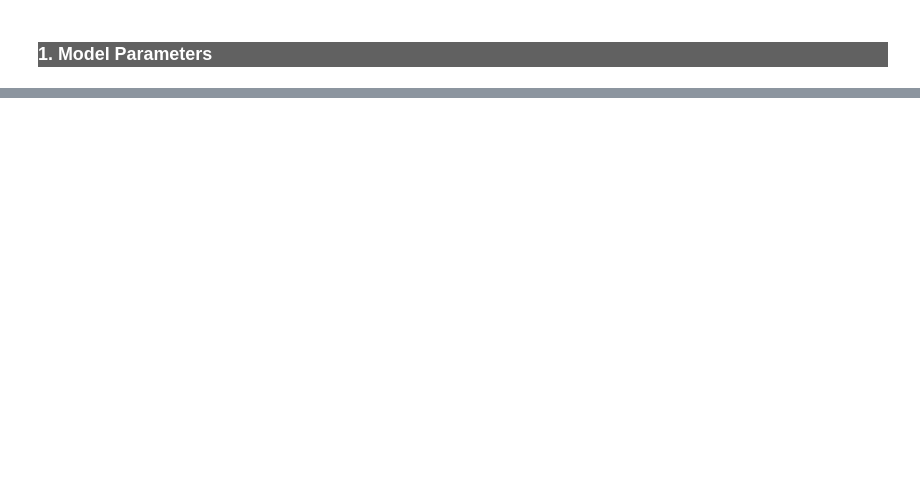
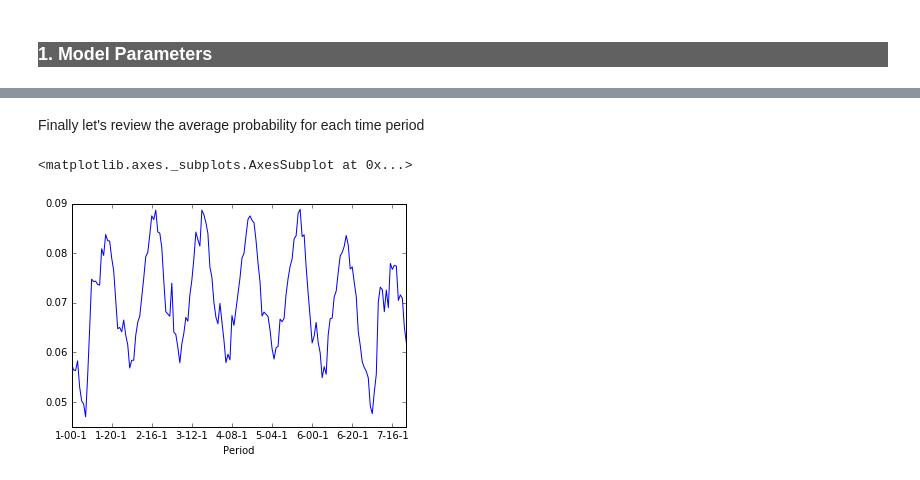
Before and after one commit to badrul1/EventPrediction, a Jupyter notebook: 5_mainmodel/2_NextPlayPrediction.ipynb, the cells around one changed output, grey strips where cells are left out. Cells and saved outputs as stored; diff of their text form; code cells hidden in the pictures; blank space fills up the shorter version.

```diff
--- a/5_mainmodel/2_NextPlayPrediction.ipynb
+++ b/5_mainmodel/2_NextPlayPrediction.ipynb
@@ -74,0 +170,8 @@ con.close()
+# %% [markdown]
+Finally let's review the average probability for each time period
+# %%
+meanvarDf['mean'].plot()
+#df.to_sql('tblPlayTimetable',con,if_exists='replace')  # Save to db
+# %% [output]
+<matplotlib.axes._subplots.AxesSubplot at 0x...>
+[figure, added]
```
Also changed, not shown: parts of 30 cells of this notebook, 2 other files.
